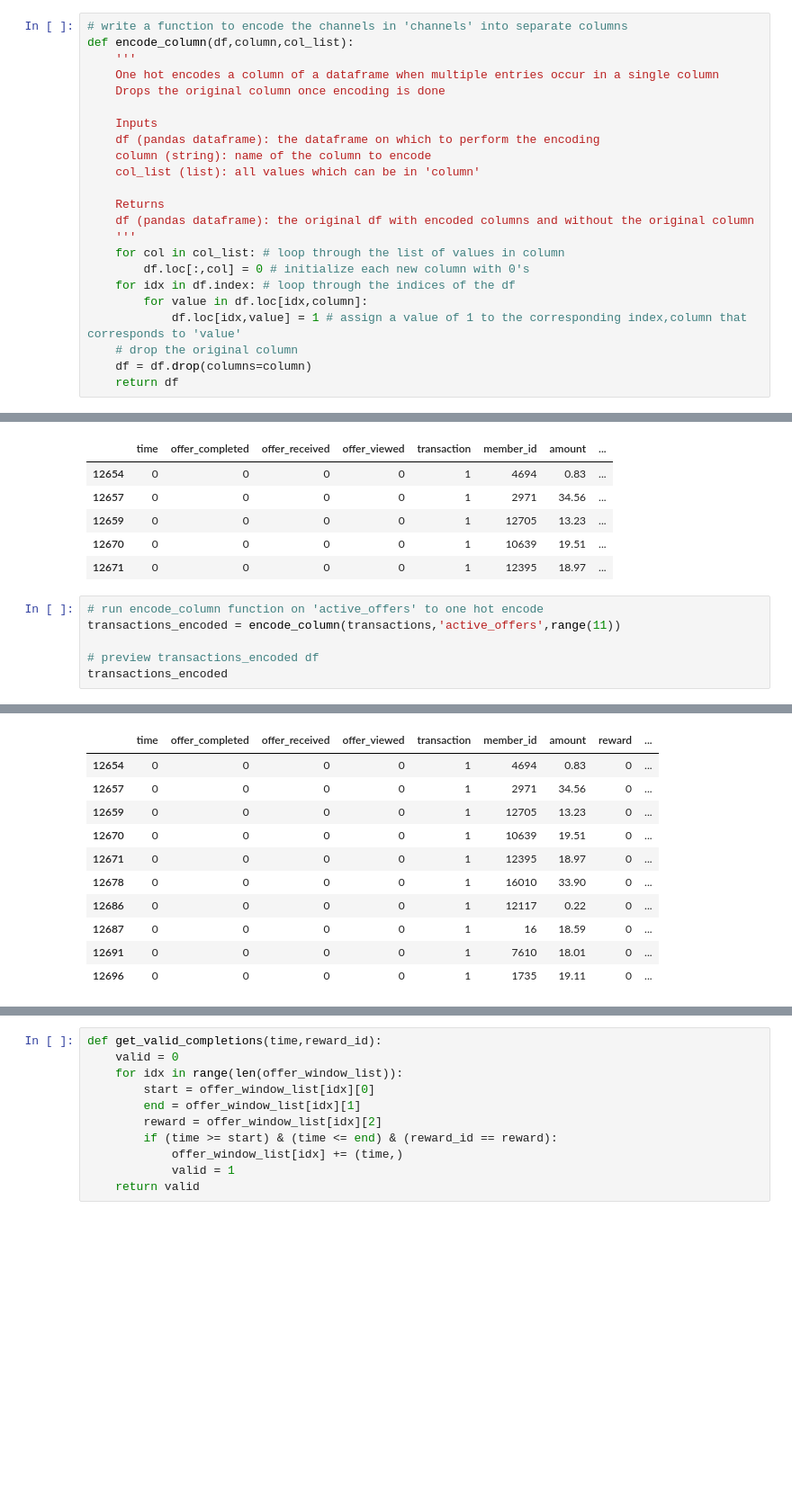
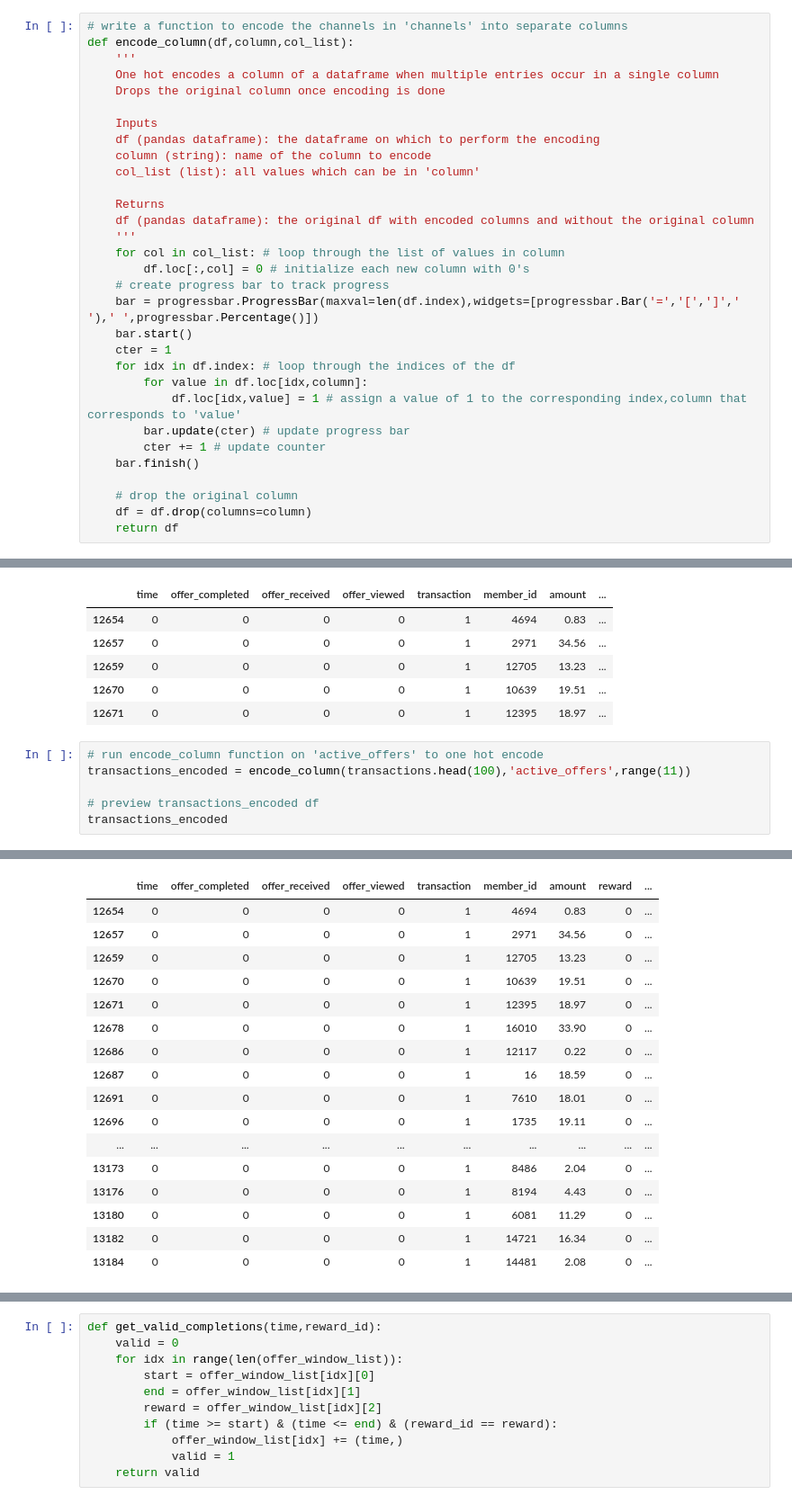
Before and after one commit to blowe615/starbucks_offers, a Jupyter notebook: starbucks_offers.ipynb, the cells around one changed output, grey strips where cells are left out. Shown at 90% size. Drawn from its saved outputs; the diff is of its cells as text; blank space fills up the shorter version.

Commit message:
refactor: Add progress bar to encode_column function

```diff
--- a/starbucks_offers.ipynb
+++ b/starbucks_offers.ipynb
@@ -329,9 +329,17 @@ def encode_column(df,column,col_list):
     '''
     for col in col_list: # loop through the list of values in column
         df.loc[:,col] = 0 # initialize each new column with 0's
+    # create progress bar to track progress
+    bar = progressbar.ProgressBar(maxval=len(df.index),widgets=[progressbar.Bar('=','[',']',' '),' ',progressbar.Percentage()])
+    bar.start()
+    cter = 1
     for idx in df.index: # loop through the indices of the df
         for value in df.loc[idx,column]:
             df.loc[idx,value] = 1 # assign a value of 1 to the corresponding index,column that corresponds to 'value'
+        bar.update(cter) # update progress bar
+        cter += 1 # update counter
+    bar.finish()
+
     # drop the original column
     df = df.drop(columns=column)
     return df
@@ -849,7 +857,7 @@ transactions.head()
 | 12671 | 0 | 0 | 0 | 0 | 1 | 12395 | 18.97 | ... |
 # %%
 # run encode_column function on 'active_offers' to one hot encode
-transactions_encoded = encode_column(transactions,'active_offers',range(11))
+transactions_encoded = encode_column(transactions.head(100),'active_offers',range(11))
 
 # preview transactions_encoded df
 transactions_encoded
@@ -857,11 +866,17 @@ transactions_encoded
 |  | time | offer_completed | offer_received | offer_viewed | transaction | member_id | amount | reward | ... |
 | 12654 | 0 | 0 | 0 | 0 | 1 | 4694 | 0.83 | 0 | ... |
 | 12657 | 0 | 0 | 0 | 0 | 1 | 2971 | 34.56 | 0 | ... |
 | 12659 | 0 | 0 | 0 | 0 | 1 | 12705 | 13.23 | 0 | ... |
 | 12670 | 0 | 0 | 0 | 0 | 1 | 10639 | 19.51 | 0 | ... |
 | 12671 | 0 | 0 | 0 | 0 | 1 | 12395 | 18.97 | 0 | ... |
 | 12678 | 0 | 0 | 0 | 0 | 1 | 16010 | 33.90 | 0 | ... |
 | 12686 | 0 | 0 | 0 | 0 | 1 | 12117 | 0.22 | 0 | ... |
 | 12687 | 0 | 0 | 0 | 0 | 1 | 16 | 18.59 | 0 | ... |
 | 12691 | 0 | 0 | 0 | 0 | 1 | 7610 | 18.01 | 0 | ... |
 | 12696 | 0 | 0 | 0 | 0 | 1 | 1735 | 19.11 | 0 | ... |
+| ... | ... | ... | ... | ... | ... | ... | ... | ... | ... |
+| 13173 | 0 | 0 | 0 | 0 | 1 | 8486 | 2.04 | 0 | ... |
+| 13176 | 0 | 0 | 0 | 0 | 1 | 8194 | 4.43 | 0 | ... |
+| 13180 | 0 | 0 | 0 | 0 | 1 | 6081 | 11.29 | 0 | ... |
+| 13182 | 0 | 0 | 0 | 0 | 1 | 14721 | 16.34 | 0 | ... |
+| 13184 | 0 | 0 | 0 | 0 | 1 | 14481 | 2.08 | 0 | ... |
```
Also changed, not shown: parts of 1 cell of this notebook.
